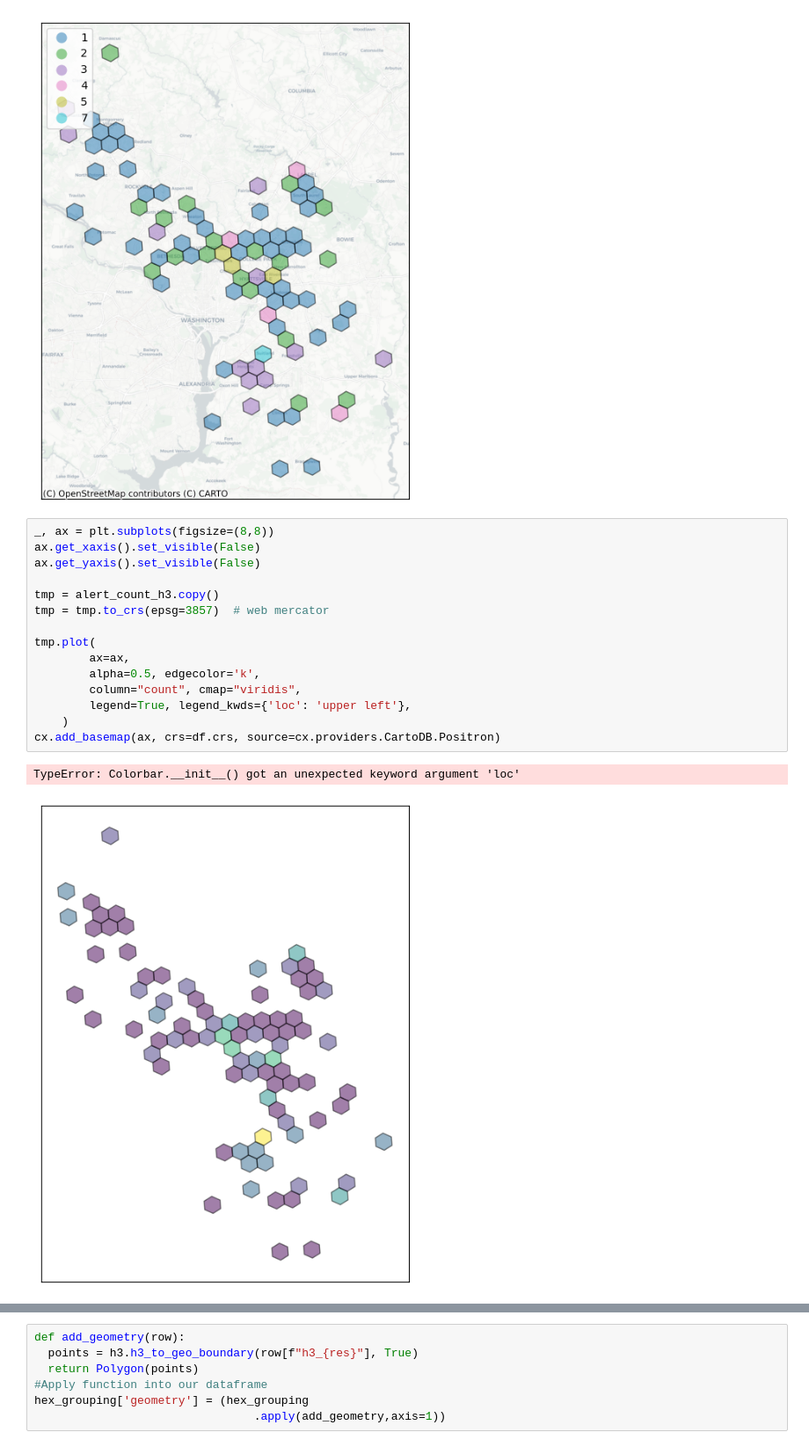
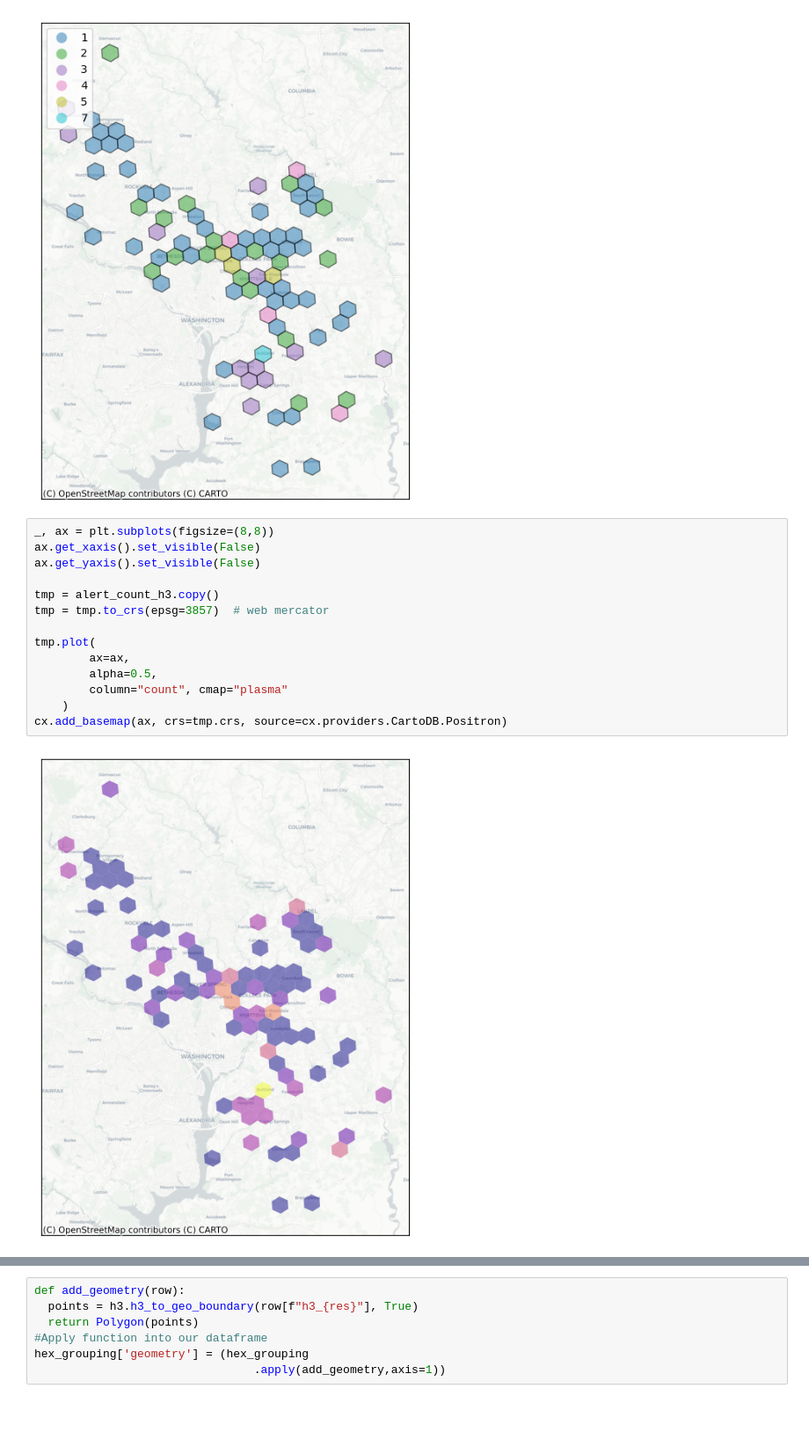
Before and after one commit to emmafurth/SewerRepairDataAnalysisProject, a Jupyter notebook: EDA/WSSC_Alert_H3_EDA.ipynb, the cells around one changed output, grey strips where cells are left out. Shown at 88% size. Drawn from its saved outputs; the diff is of its cells as text; blank space fills up the shorter version.

```diff
--- a/EDA/WSSC_Alert_H3_EDA.ipynb
+++ b/EDA/WSSC_Alert_H3_EDA.ipynb
@@ -305,21 +306,19 @@ plot_df(alert_count_h3, column="count")
 # %%
 _, ax = plt.subplots(figsize=(8,8))
 ax.get_xaxis().set_visible(False)
 ax.get_yaxis().set_visible(False)
 
 tmp = alert_count_h3.copy()
 tmp = tmp.to_crs(epsg=3857)  # web mercator
 
 tmp.plot(
         ax=ax,
-        alpha=0.5, edgecolor='k',
-        column="count", cmap="viridis",
-        legend=True, legend_kwds={'loc': 'upper left'},
+        alpha=0.5,
+        column="count", cmap="plasma"
     )
-cx.add_basemap(ax, crs=df.crs, source=cx.providers.CartoDB.Positron)
+cx.add_basemap(ax, crs=tmp.crs, source=cx.providers.CartoDB.Positron)
 # %% [output]
-TypeError: Colorbar.__init__() got an unexpected keyword argument 'loc'
-[figure, old version]
+[figure, new version]
 # %%
 fig = (px.choropleth_mapbox(
                     alert_count_h3,
```
Also changed, not shown: parts of 15 cells of this notebook, 2 other files.
